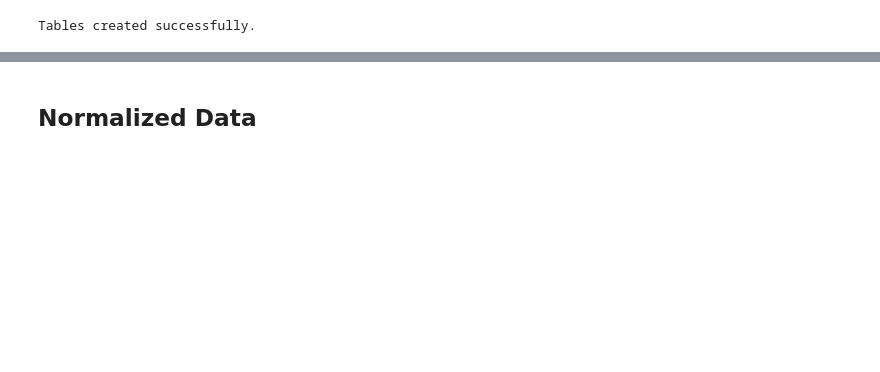
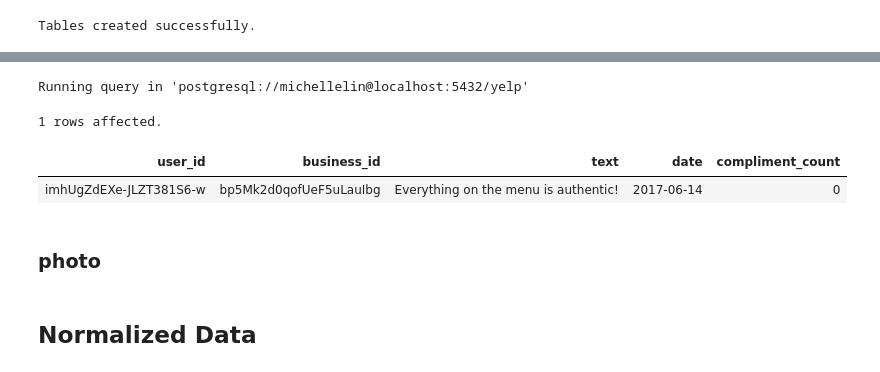
Before and after one commit to MichelleLin-4111/Yelp-Dataset-Analysis, a Jupyter notebook: code/part1_schema_design.ipynb, the cells around one changed output, grey strips where cells are left out. Saved outputs shown, nothing was run; the diff lists cells and outputs as text; code cells hidden in the pictures; blank space fills up the shorter version.

```diff
--- a/code/part1_schema_design.ipynb
+++ b/code/part1_schema_design.ipynb
@@ -105,2 +347,12 @@ Tables created successfully.
+# %%
+%%sql
+SELECT * FROM tip LIMIT 1;
+# %% [output]
+Running query in 'postgresql://michellelin@localhost:5432/yelp'
+1 rows affected.
+| user_id | business_id | text | date | compliment_count |
+| imhUgZdEXe-JLZT381S6-w | bp5Mk2d0qofUeF5uLauIbg | Everything on the menu is authentic! | 2017-06-14 | 0 |
+# %% [markdown]
+### photo
 # %% [markdown]
 ## Normalized Data
```
Also changed, not shown: parts of 24 cells of this notebook, 1 other file.
